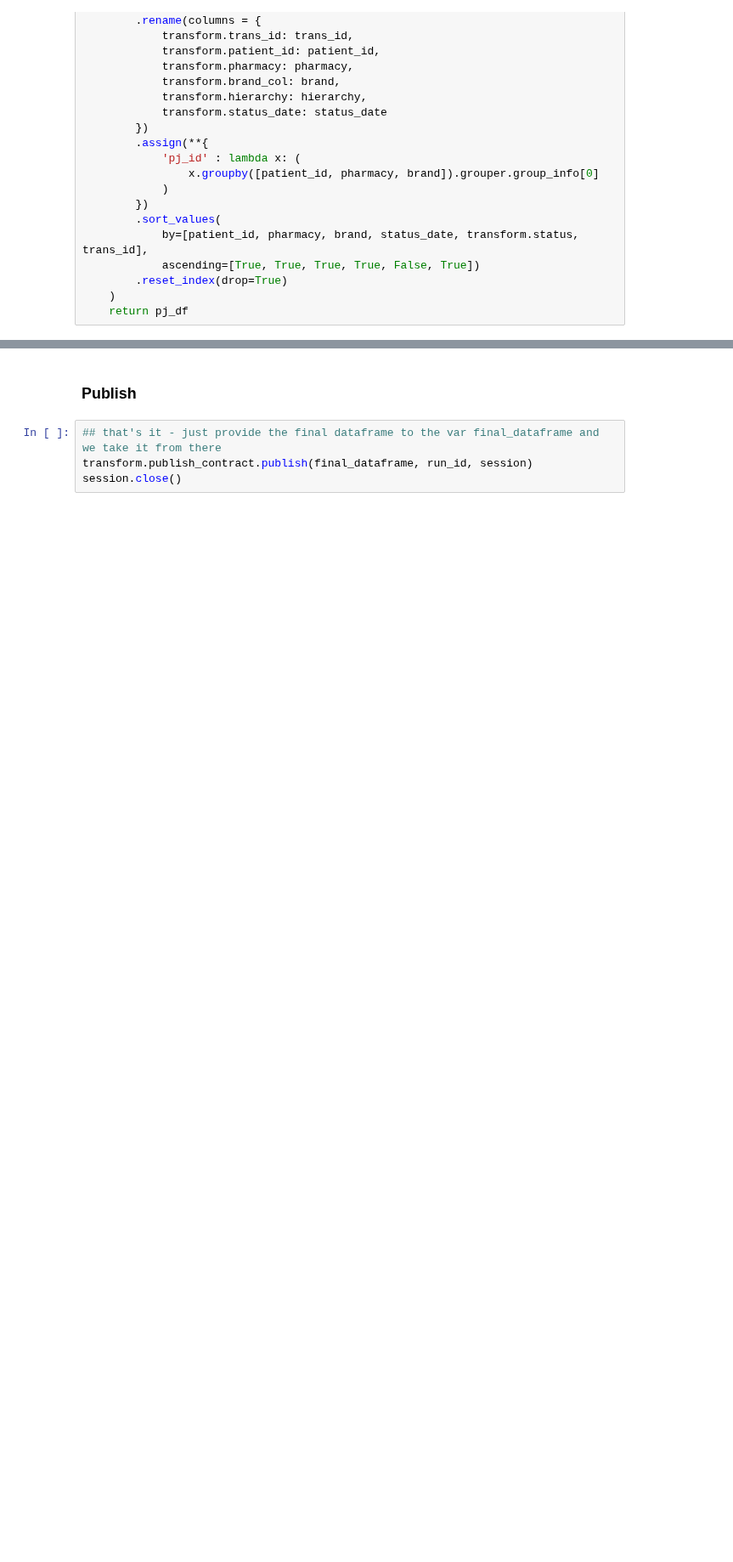
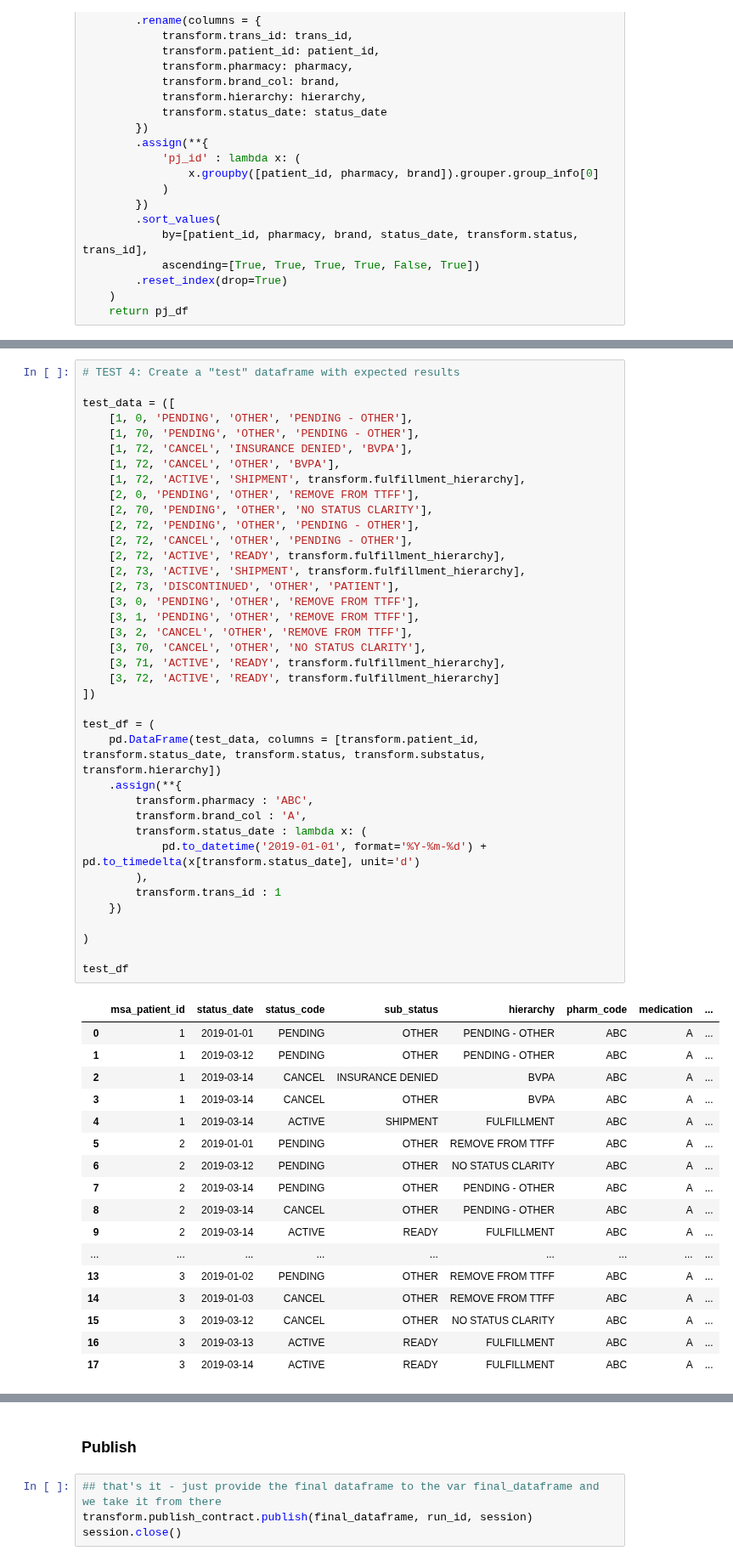
Before and after one commit to RyanAdalbert/s3parq, a Jupyter notebook: transforms/metrics_ttff.ipynb, the cells around one changed output, grey strips where cells are left out. Shown at 85% size. Drawn from its saved outputs; the diff is of its cells as text; blank space fills up the shorter version.

Commit message:
Adding test cases

```diff
--- a/transforms/metrics_ttff.ipynb
+++ b/transforms/metrics_ttff.ipynb
@@ -586,0 +491,56 @@ def transform_kpi_calculations_ttff(df: pd.DataFrame,  cols, statuses, table_col
+# %%
+# TEST 4: Create a "test" dataframe with expected results
+
+test_data = ([
+    [1, 0, 'PENDING', 'OTHER', 'PENDING - OTHER'],
+    [1, 70, 'PENDING', 'OTHER', 'PENDING - OTHER'],
+    [1, 72, 'CANCEL', 'INSURANCE DENIED', 'BVPA'],
+    [1, 72, 'CANCEL', 'OTHER', 'BVPA'],
+    [1, 72, 'ACTIVE', 'SHIPMENT', transform.fulfillment_hierarchy],
+    [2, 0, 'PENDING', 'OTHER', 'REMOVE FROM TTFF'],
+    [2, 70, 'PENDING', 'OTHER', 'NO STATUS CLARITY'],
+    [2, 72, 'PENDING', 'OTHER', 'PENDING - OTHER'],
+    [2, 72, 'CANCEL', 'OTHER', 'PENDING - OTHER'],
+    [2, 72, 'ACTIVE', 'READY', transform.fulfillment_hierarchy],
+    [2, 73, 'ACTIVE', 'SHIPMENT', transform.fulfillment_hierarchy],
+    [2, 73, 'DISCONTINUED', 'OTHER', 'PATIENT'],
+    [3, 0, 'PENDING', 'OTHER', 'REMOVE FROM TTFF'],
+    [3, 1, 'PENDING', 'OTHER', 'REMOVE FROM TTFF'],
+    [3, 2, 'CANCEL', 'OTHER', 'REMOVE FROM TTFF'],
+    [3, 70, 'CANCEL', 'OTHER', 'NO STATUS CLARITY'],
+    [3, 71, 'ACTIVE', 'READY', transform.fulfillment_hierarchy],
+    [3, 72, 'ACTIVE', 'READY', transform.fulfillment_hierarchy]
+])
+
+test_df = (
+    pd.DataFrame(test_data, columns = [transform.patient_id, transform.status_date, transform.status, transform.substatus, transform.hierarchy])
+    .assign(**{
+        transform.pharmacy : 'ABC',
+        transform.brand_col : 'A',
+        transform.status_date : lambda x: (
+            pd.to_datetime('2019-01-01', format='%Y-%m-%d') + pd.to_timedelta(x[transform.status_date], unit='d')
+        ),
+        transform.trans_id : 1
+    })
+
+)
+
+test_df
+# %% [output]
+|  | msa_patient_id | status_date | status_code | sub_status | hierarchy | pharm_code | medication | ... |
+| 0 | 1 | 2019-01-01 | PENDING | OTHER | PENDING - OTHER | ABC | A | ... |
+| 1 | 1 | 2019-03-12 | PENDING | OTHER | PENDING - OTHER | ABC | A | ... |
+| 2 | 1 | 2019-03-14 | CANCEL | INSURANCE DENIED | BVPA | ABC | A | ... |
+| 3 | 1 | 2019-03-14 | CANCEL | OTHER | BVPA | ABC | A | ... |
+| 4 | 1 | 2019-03-14 | ACTIVE | SHIPMENT | FULFILLMENT | ABC | A | ... |
+| 5 | 2 | 2019-01-01 | PENDING | OTHER | REMOVE FROM TTFF | ABC | A | ... |
+| 6 | 2 | 2019-03-12 | PENDING | OTHER | NO STATUS CLARITY | ABC | A | ... |
+| 7 | 2 | 2019-03-14 | PENDING | OTHER | PENDING - OTHER | ABC | A | ... |
+| 8 | 2 | 2019-03-14 | CANCEL | OTHER | PENDING - OTHER | ABC | A | ... |
+| 9 | 2 | 2019-03-14 | ACTIVE | READY | FULFILLMENT | ABC | A | ... |
+| ... | ... | ... | ... | ... | ... | ... | ... | ... |
+| 13 | 3 | 2019-01-02 | PENDING | OTHER | REMOVE FROM TTFF | ABC | A | ... |
+| 14 | 3 | 2019-01-03 | CANCEL | OTHER | REMOVE FROM TTFF | ABC | A | ... |
+| 15 | 3 | 2019-03-12 | CANCEL | OTHER | NO STATUS CLARITY | ABC | A | ... |
+| 16 | 3 | 2019-03-13 | ACTIVE | READY | FULFILLMENT | ABC | A | ... |
+| 17 | 3 | 2019-03-14 | ACTIVE | READY | FULFILLMENT | ABC | A | ... |
```
Also changed, not shown: parts of 14 cells of this notebook.
